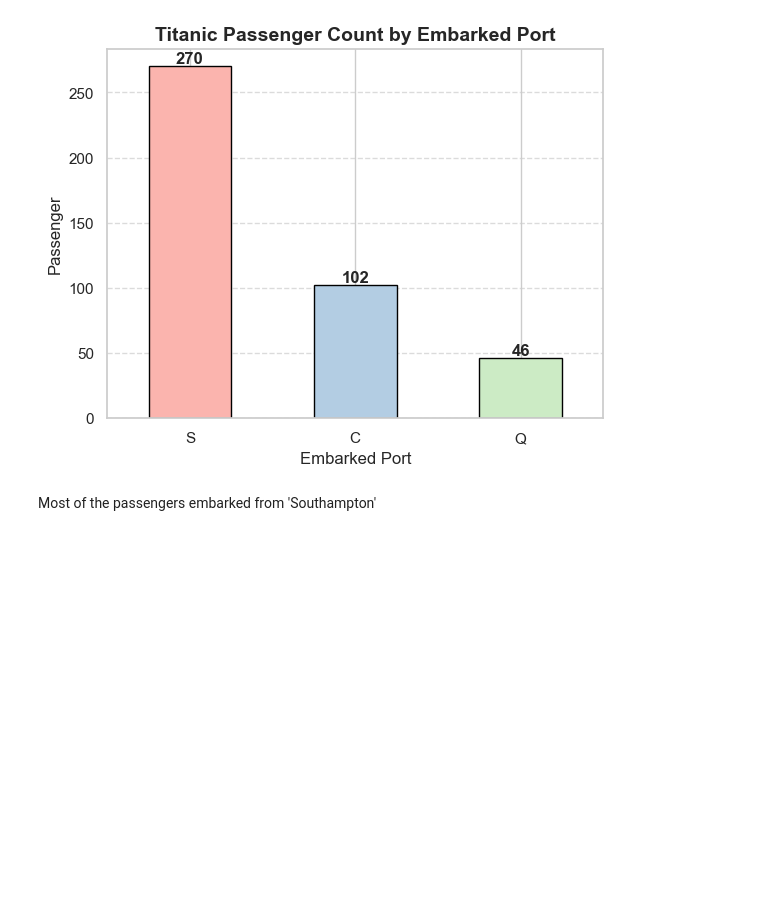
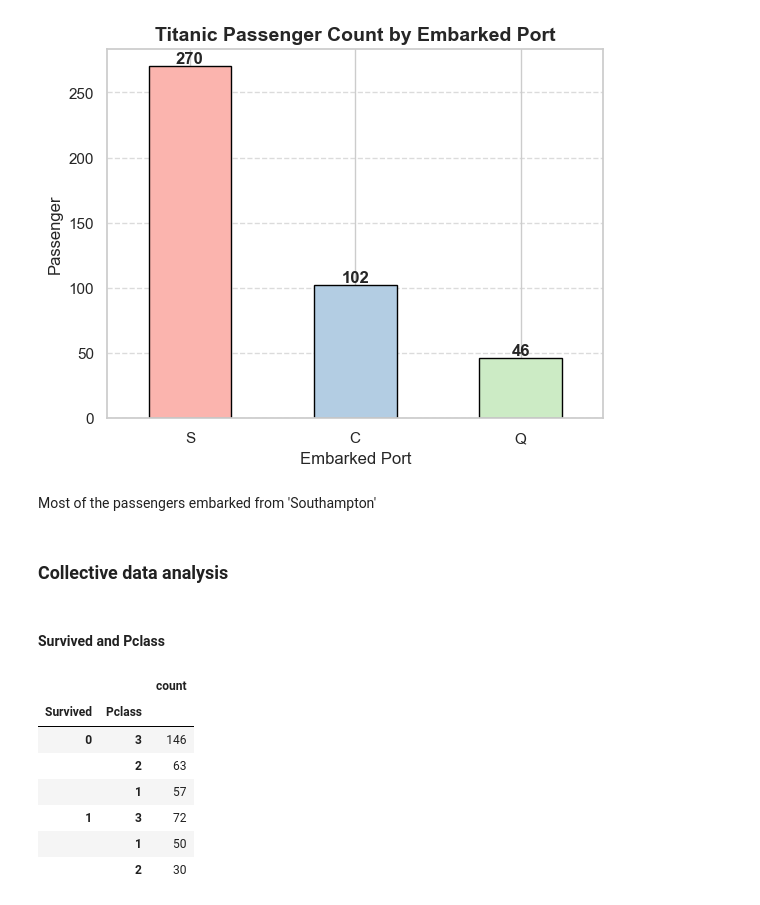
Before and after one commit to ChloeCrisp/Learning, a Jupyter notebook: titanic_eda.ipynb, the cells around one changed output. Cells and saved outputs as stored; diff of their text form; code cells hidden in the pictures; blank space fills up the shorter version.

```diff
--- a/titanic_eda.ipynb
+++ b/titanic_eda.ipynb
@@ -482,3 +482,19 @@ plt.show()
 [figure]
 # %% [markdown]
 Most of the passengers embarked from 'Southampton'
+# %% [markdown]
+### Collective data analysis
+# %% [markdown]
+#### Survived and Pclass
+# %%
+survived_pclass = titanic.groupby(['Survived'])['Pclass'].value_counts()
+pd.DataFrame(survived_pclass)
+# %% [output]
+|  |  | count |
+| Survived | Pclass |  |
+| 0 | 3 | 146 |
+|  | 2 | 63 |
+|  | 1 | 57 |
+| 1 | 3 | 72 |
+|  | 1 | 50 |
+|  | 2 | 30 |
```
Also changed, not shown: parts of 2 cells of this notebook.
